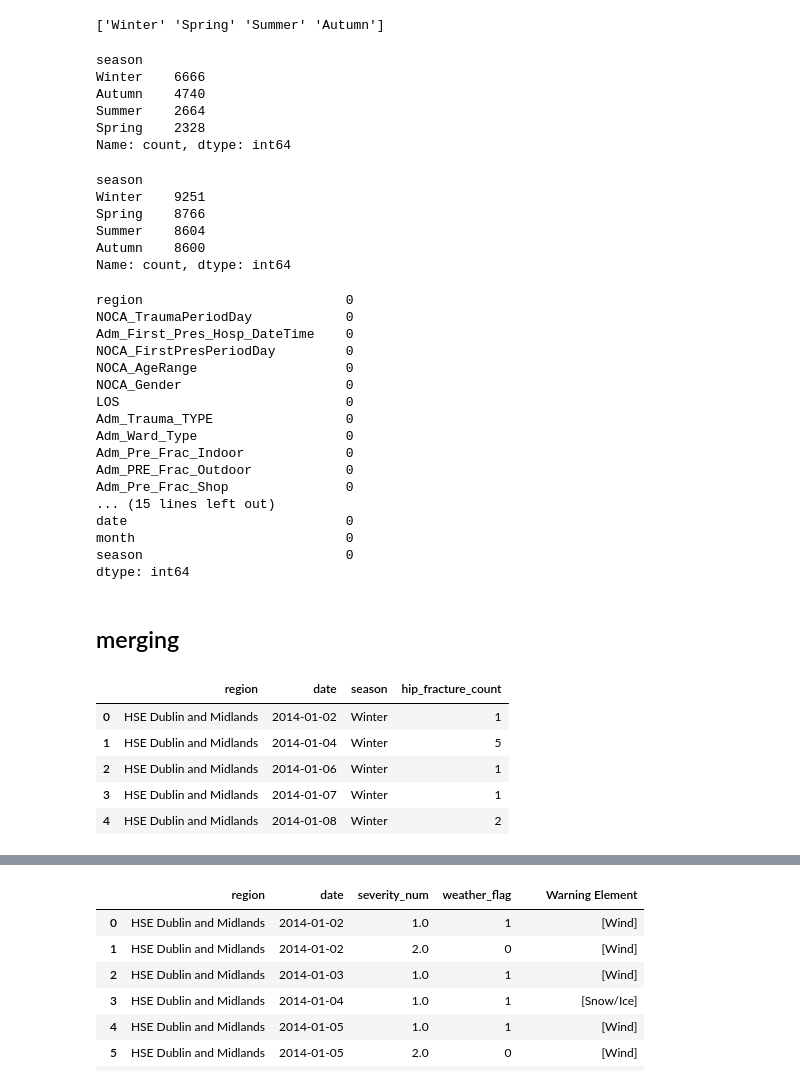
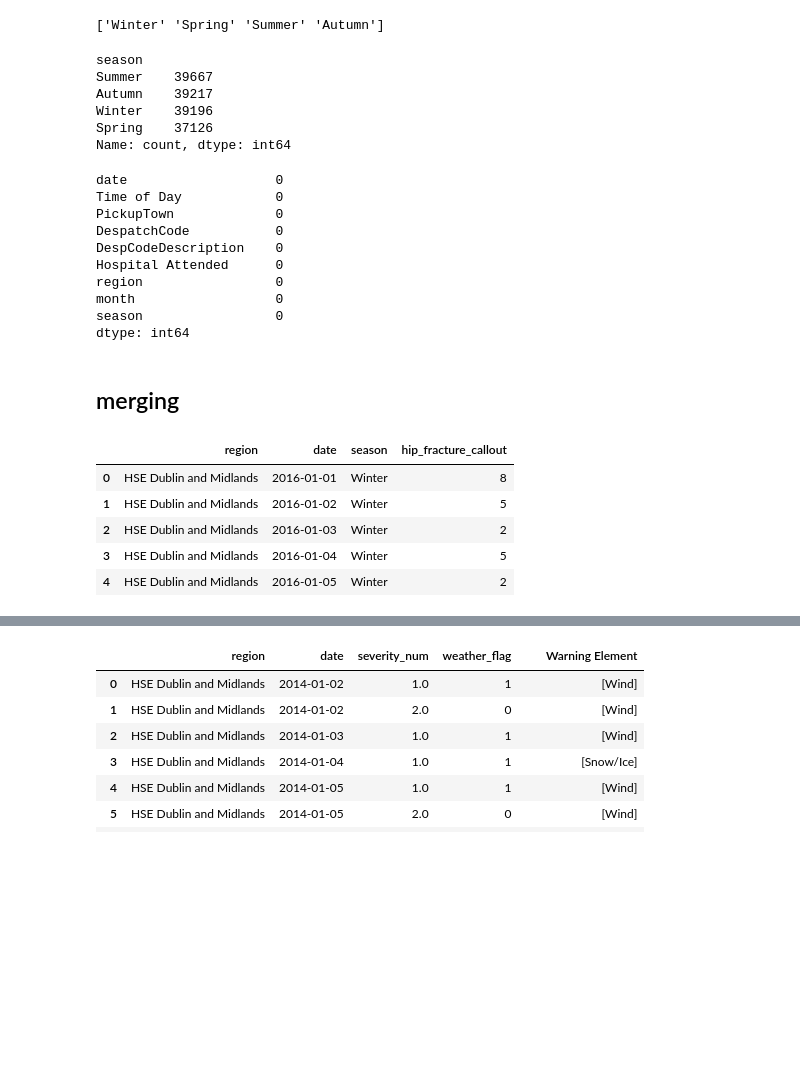
Before and after one commit to paulie57/ul_project_Msc_AI, a Jupyter notebook: analysis/processed_data/analysed_data/nas_statsmodels.ipynb, the cells around one changed output, grey strips where cells are left out. Saved outputs shown, nothing was run; the diff lists cells and outputs as text; code cells hidden in the pictures; blank space fills up the shorter version.

```diff
--- a/analysis/processed_data/analysed_data/statsmodels.ipynb
+++ b/analysis/processed_data/analysed_data/nas_statsmodels.ipynb
@@ -177,5 +154,5 @@ All calendar days are present in the dataset.
 # %%
-df_ihfd_season = df_ihfd_filtered.copy()
+df_nas_season = df_nas_filtered.copy()
 # %%
 def month_to_season(month):
     # Convert month to an integer if it isn't already.
@@ -191,11 +168,11 @@ def month_to_season(month):
     else:
         return 'unknown'
 # %%
-df_ihfd_season['month'] = df_ihfd_season['date'].dt.month
+df_nas_season['month'] = df_nas_season['date'].dt.month
 # %%
 df_weather_full['month'] = df_weather_full['date'].dt.month
 # %%
 df_weather_full['season'] = df_weather_full['month'].apply(month_to_season)
 # %%
-df_ihfd_season['season'] = df_ihfd_season['month'].apply(month_to_season)
+df_nas_season['season'] = df_nas_season['month'].apply(month_to_season)
 # %%
@@ -207,59 +184,43 @@ print(df_weather_full['season'].unique())
 # %% [output]
 ['Winter' 'Spring' 'Summer' 'Autumn']
 # %%
-print(df_weather_full['season'].value_counts())
+print(df_nas_season['season'].value_counts())
 # %% [output]
 season
-Winter    6666
-Autumn    4740
-Summer    2664
-Spring    2328
+Summer    39667
+Autumn    39217
+Winter    39196
+Spring    37126
 Name: count, dtype: int64
-# %%
-print(df_ihfd_season['season'].value_counts())
-# %% [output]
-season
-Winter    9251
-Spring    8766
-Summer    8604
-Autumn    8600
-Name: count, dtype: int64
 # %%
-nan_counts = df_ihfd_season.isna().sum()
+nan_counts = df_nas_season.isna().sum()
 print(nan_counts)
 # %% [output]
-region                          0
-NOCA_TraumaPeriodDay            0
-Adm_First_Pres_Hosp_DateTime    0
-NOCA_FirstPresPeriodDay         0
-NOCA_AgeRange                   0
-NOCA_Gender                     0
-LOS                             0
-Adm_Trauma_TYPE                 0
-Adm_Ward_Type                   0
-Adm_Pre_Frac_Indoor             0
-Adm_PRE_Frac_Outdoor            0
-Adm_Pre_Frac_Shop               0
-... (15 lines left out)
-date                            0
-month                           0
-season                          0
+date                   0
+Time of Day            0
+PickupTown             0
+DespatchCode           0
+DespCodeDescription    0
+Hospital Attended      0
+region                 0
+month                  0
+season                 0
 dtype: int64
 # %% [markdown]
 ## merging
 # %%
-hip_agg = (
-    df_ihfd_season
+nas_agg = (
+    df_nas_season
     .groupby(['region', 'date','season'])
-    .agg(hip_fracture_count=('date', 'count'))
+    .agg(hip_fracture_callout=('date', 'count'))
     .reset_index()
 )
 # %%
-hip_agg.head()
+nas_agg.head()
 # %% [output]
-|  | region | date | season | hip_fracture_count |
-| 0 | HSE Dublin and Midlands | 2014-01-02 | Winter | 1 |
-| 1 | HSE Dublin and Midlands | 2014-01-04 | Winter | 5 |
-| 2 | HSE Dublin and Midlands | 2014-01-06 | Winter | 1 |
-| 3 | HSE Dublin and Midlands | 2014-01-07 | Winter | 1 |
-| 4 | HSE Dublin and Midlands | 2014-01-08 | Winter | 2 |
+|  | region | date | season | hip_fracture_callout |
+| 0 | HSE Dublin and Midlands | 2016-01-01 | Winter | 8 |
+| 1 | HSE Dublin and Midlands | 2016-01-02 | Winter | 5 |
+| 2 | HSE Dublin and Midlands | 2016-01-03 | Winter | 2 |
+| 3 | HSE Dublin and Midlands | 2016-01-04 | Winter | 5 |
+| 4 | HSE Dublin and Midlands | 2016-01-05 | Winter | 2 |
```
Also changed, not shown: parts of 52 cells of this notebook, 15 other files.
